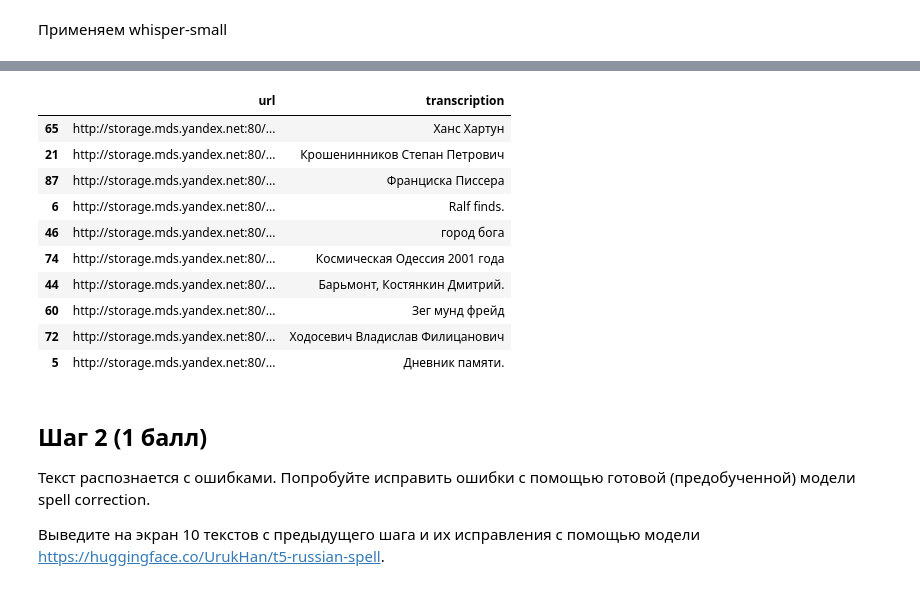
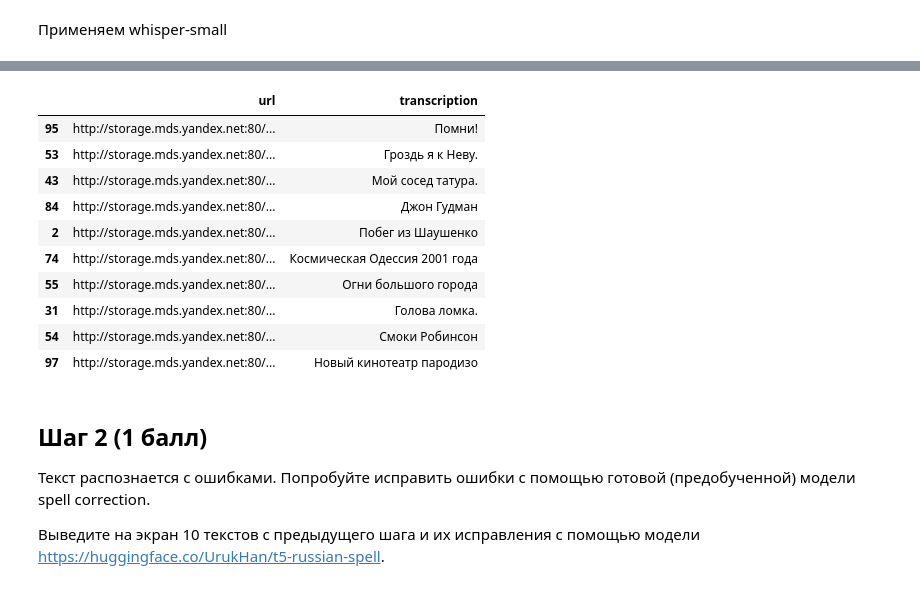
Before and after one commit to just-hw/GEN_HW1, a Jupyter notebook: Hometasks/Base/GenDL_HT1_base_2026.ipynb, the cells around one changed output, grey strips where cells are left out. Saved outputs shown, nothing was run; the diff lists cells and outputs as text; code cells hidden in the pictures.

```diff
--- a/Hometasks/Base/GenDL_HT1_base_2026.ipynb
+++ b/Hometasks/Base/GenDL_HT1_base_2026.ipynb
@@ -207,19 +185,20 @@ df_transcriptions['transcription'].tolist()
 # %%
 df_transcriptions = pd.DataFrame(results).drop(columns=['id'])
-sample = df_transcriptions.sample(10, random_state=89)
+sample = df_transcriptions.sample(10, random_state=88)
+df_transcriptions.to_csv('transcriptions.csv')
 sample
 # %% [output]
 |  | url | transcription |
-| 65 | http://storage.mds.yandex.net:80/... | Ханс Хартун |
-| 21 | http://storage.mds.yandex.net:80/... | Крошенинников Степан Петрович |
-| 87 | http://storage.mds.yandex.net:80/... | Франциска Писсера |
-| 6 | http://storage.mds.yandex.net:80/... | Ralf finds. |
-| 46 | http://storage.mds.yandex.net:80/... | город бога |
+| 95 | http://storage.mds.yandex.net:80/... | Помни! |
+| 53 | http://storage.mds.yandex.net:80/... | Гроздь я к Неву. |
+| 43 | http://storage.mds.yandex.net:80/... | Мой сосед татура. |
+| 84 | http://storage.mds.yandex.net:80/... | Джон Гудман |
+| 2 | http://storage.mds.yandex.net:80/... | Побег из Шаушенко |
 | 74 | http://storage.mds.yandex.net:80/... | Космическая Одессия 2001 года |
-| 44 | http://storage.mds.yandex.net:80/... | Барьмонт, Костянкин Дмитрий. |
-| 60 | http://storage.mds.yandex.net:80/... | Зег мунд фрейд |
-| 72 | http://storage.mds.yandex.net:80/... | Ходосевич Владислав Филицанович |
-| 5 | http://storage.mds.yandex.net:80/... | Дневник памяти. |
+| 55 | http://storage.mds.yandex.net:80/... | Огни большого города |
+| 31 | http://storage.mds.yandex.net:80/... | Голова ломка. |
+| 54 | http://storage.mds.yandex.net:80/... | Смоки Робинсон |
+| 97 | http://storage.mds.yandex.net:80/... | Новый кинотеатр пародизо |
 # %% [markdown]
 ## Шаг 2 (1 балл)
 
```
Also changed, not shown: parts of 13 cells of this notebook.
